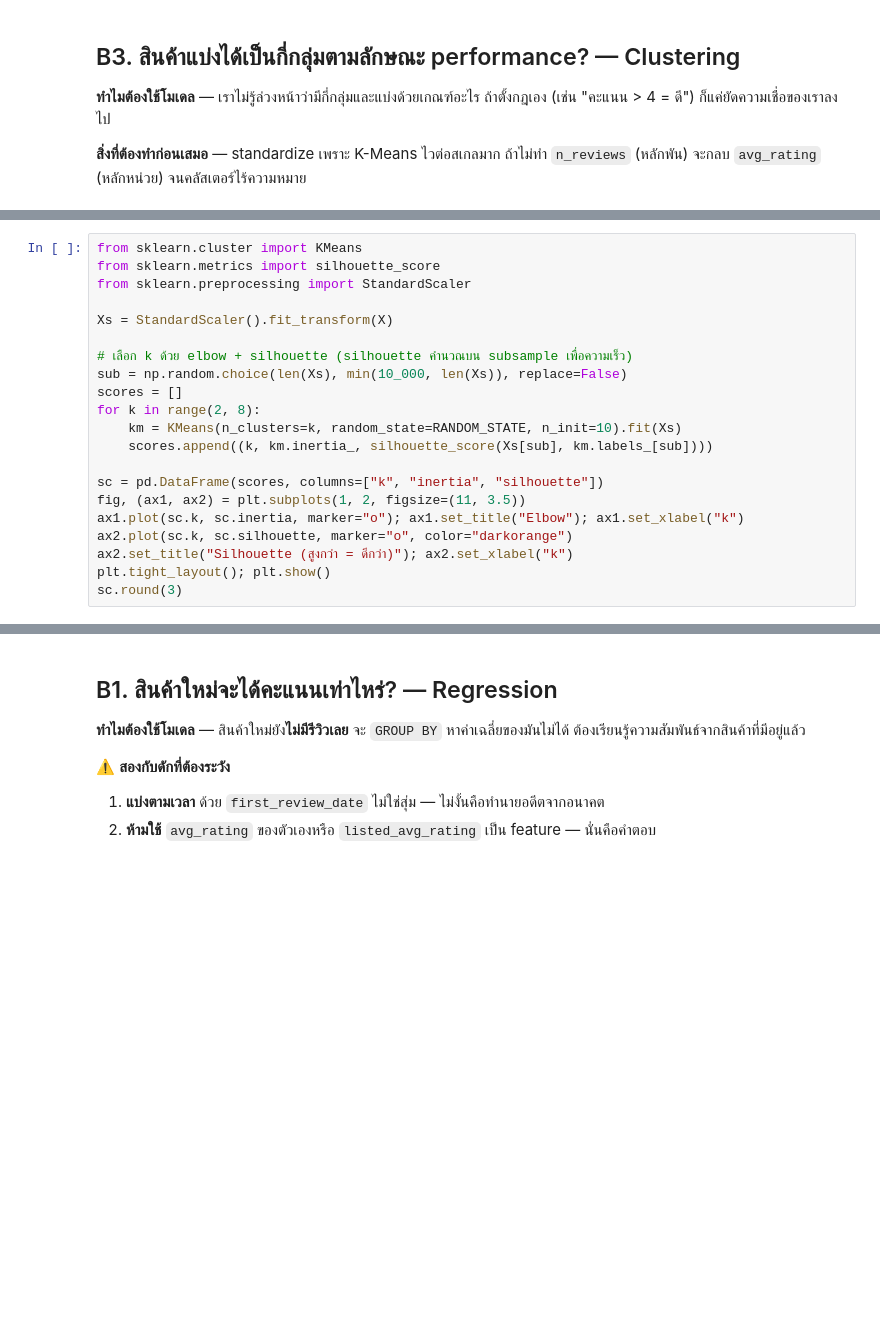
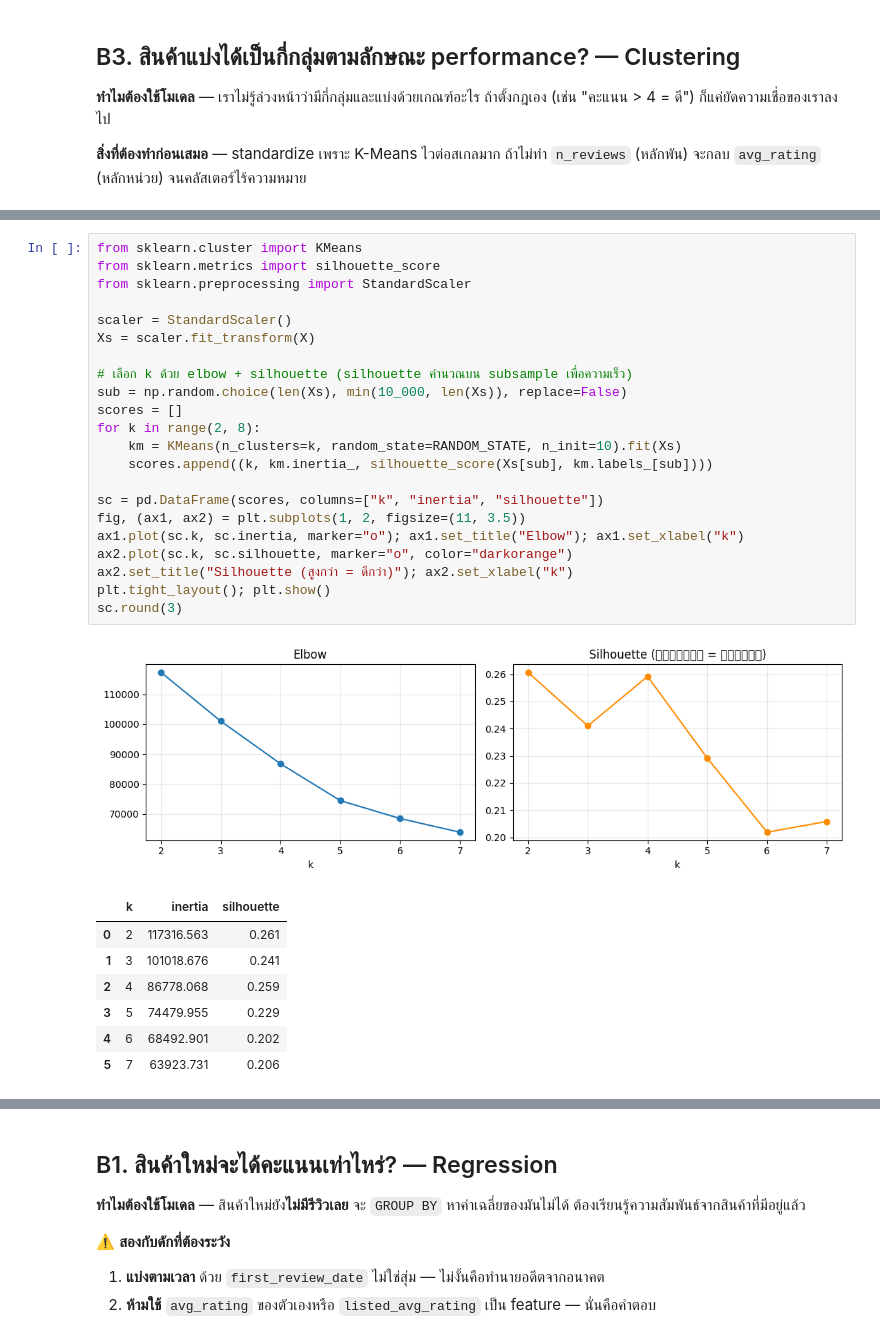
Before and after one commit to jjentaa/Product-Performance-Analytics-on-Marketplace-Data, a Jupyter notebook: model/model.ipynb, the cells around one changed output, grey strips where cells are left out. Drawn from its saved outputs; the diff is of its cells as text; blank space fills up the shorter version.

```diff
--- a/model/model.ipynb
+++ b/model/model.ipynb
@@ -196,24 +266,34 @@ X.describe().round(3)
 # %%
 from sklearn.cluster import KMeans
 from sklearn.metrics import silhouette_score
 from sklearn.preprocessing import StandardScaler
 
-Xs = StandardScaler().fit_transform(X)
+scaler = StandardScaler()
+Xs = scaler.fit_transform(X)
 
 # เลือก k ด้วย elbow + silhouette (silhouette คำนวณบน subsample เพื่อความเร็ว)
 sub = np.random.choice(len(Xs), min(10_000, len(Xs)), replace=False)
 scores = []
 for k in range(2, 8):
     km = KMeans(n_clusters=k, random_state=RANDOM_STATE, n_init=10).fit(Xs)
     scores.append((k, km.inertia_, silhouette_score(Xs[sub], km.labels_[sub])))
 
 sc = pd.DataFrame(scores, columns=["k", "inertia", "silhouette"])
 fig, (ax1, ax2) = plt.subplots(1, 2, figsize=(11, 3.5))
 ax1.plot(sc.k, sc.inertia, marker="o"); ax1.set_title("Elbow"); ax1.set_xlabel("k")
 ax2.plot(sc.k, sc.silhouette, marker="o", color="darkorange")
 ax2.set_title("Silhouette (สูงกว่า = ดีกว่า)"); ax2.set_xlabel("k")
 plt.tight_layout(); plt.show()
 sc.round(3)
+# %% [output]
+[figure, added]
+|  | k | inertia | silhouette |
+| 0 | 2 | 117316.563 | 0.261 |
+| 1 | 3 | 101018.676 | 0.241 |
+| 2 | 4 | 86778.068 | 0.259 |
+| 3 | 5 | 74479.955 | 0.229 |
+| 4 | 6 | 68492.901 | 0.202 |
+| 5 | 7 | 63923.731 | 0.206 |
 # %%
 # เลือก K จาก silhouette สูงสุด (คำนวณไว้แล้วใน sc ด้านบน) แทนการเดาด้วยตา
 K = int(sc.loc[sc.silhouette.idxmax(), "k"])
```
Also changed, not shown: parts of 19 cells of this notebook, 22 other files.
